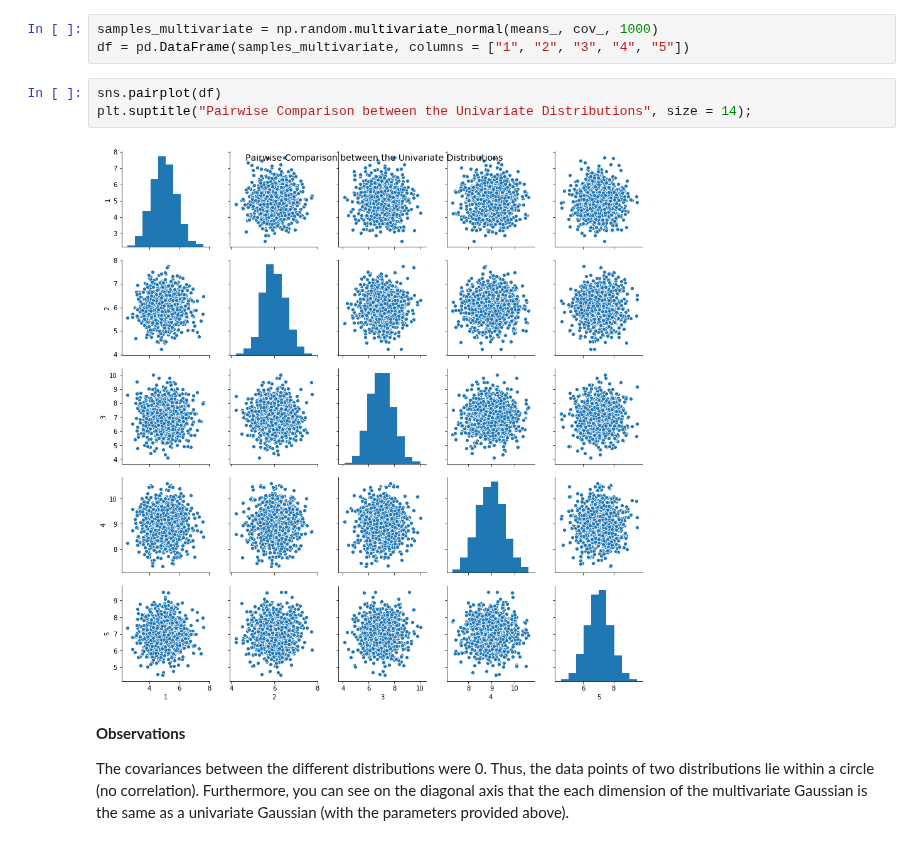
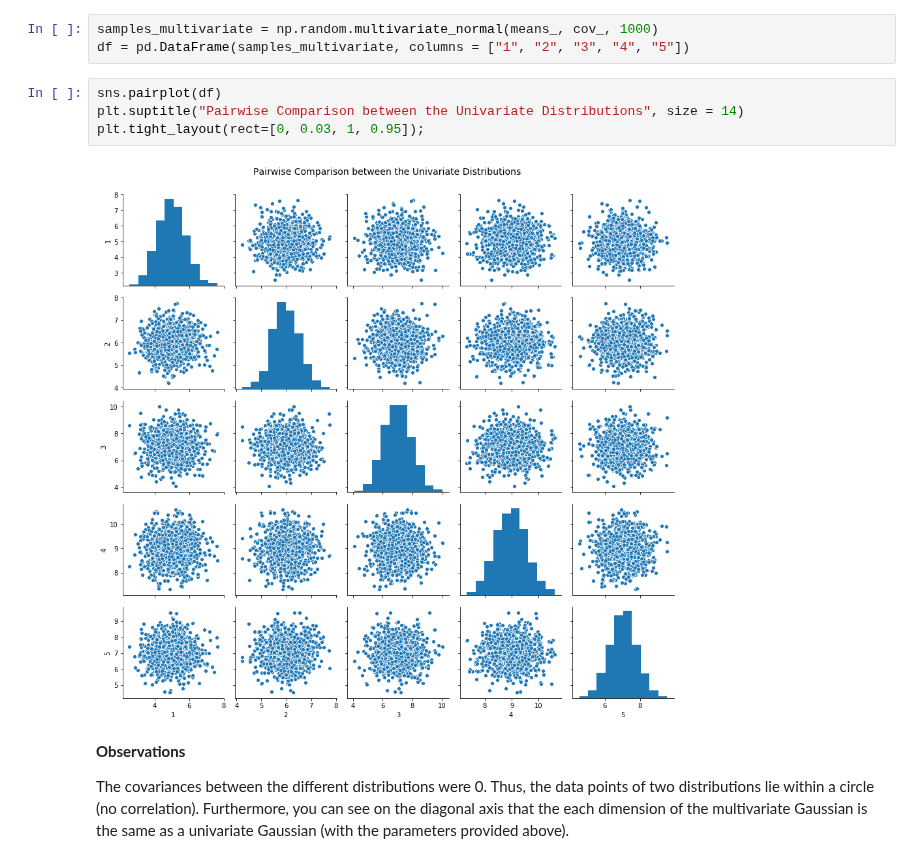
Before and after one commit to DorotheaMueller/statistics_assignments, a Jupyter notebook: ex_1.ipynb, the cells around one changed output. Drawn from its saved outputs; the diff is of its cells as text.

```diff
--- a/ex_1.ipynb
+++ b/ex_1.ipynb
@@ -348,9 +350,10 @@ samples_multivariate = np.random.multivariate_normal(means_, cov_, 1000)
 df = pd.DataFrame(samples_multivariate, columns = ["1", "2", "3", "4", "5"])
 # %%
 sns.pairplot(df)
-plt.suptitle("Pairwise Comparison between the Univariate Distributions", size = 14);
+plt.suptitle("Pairwise Comparison between the Univariate Distributions", size = 14)
+plt.tight_layout(rect=[0, 0.03, 1, 0.95]);
 # %% [output]
-[figure, old version]
+[figure, new version]
 # %% [markdown]
 **Observations**
 
```
Also changed, not shown: parts of 14 cells of this notebook.
